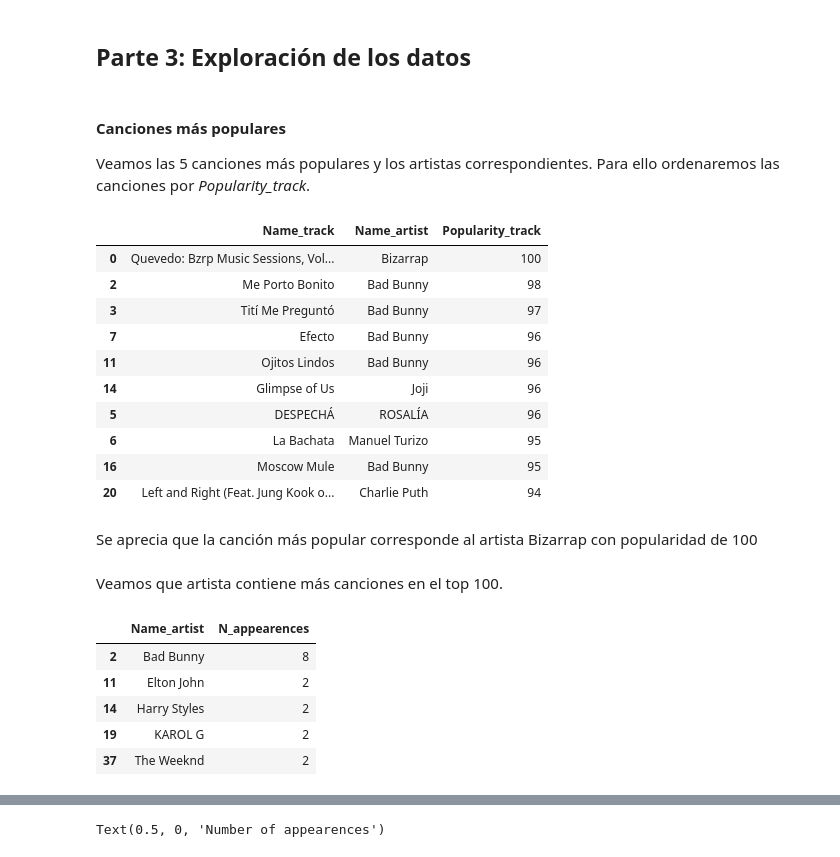
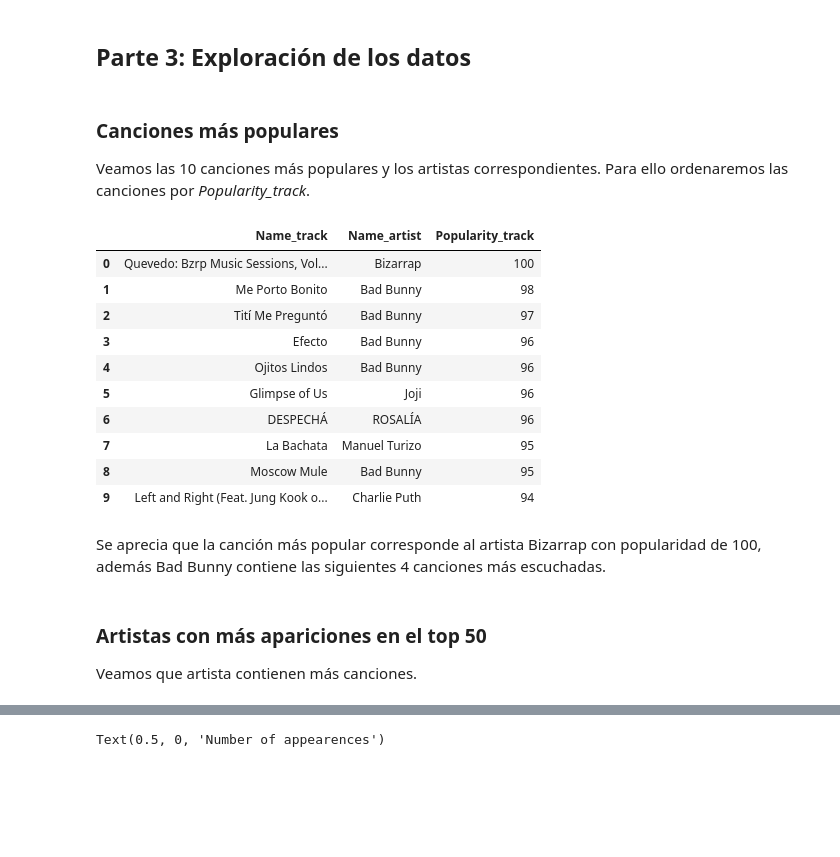
Before and after one commit to julio-avt/EDA_Spotify, a Jupyter notebook: Top50Global_Spotify.ipynb, the cells around one changed output, grey strips where cells are left out. Drawn from its saved outputs; the diff is of its cells as text; code cells hidden in the pictures; blank space fills up the shorter version.

```diff
--- a/Top50Global_Spotify.ipynb
+++ b/Top50Global_Spotify.ipynb
@@ -257,39 +257,33 @@ df_imp.head()
 # %% [markdown]
 ## Parte 3: Exploración de los datos
 # %% [markdown]
-#### Canciones más populares
-Veamos las 5 canciones más populares y los artistas correspondientes. Para ello ordenaremos las canciones por *Popularity_track*.
+### Canciones más populares
+Veamos las 10 canciones más populares y los artistas correspondientes. Para ello ordenaremos las canciones por *Popularity_track*.
 # %%
-sort_pop = df_imp.sort_values(by='Popularity_track', ascending=False)
-sort_pop.loc[:, ['Name_track','Name_artist','Popularity_track']].head(10)
+sort_pop = df_imp.sort_values(by='Popularity_track', ascending=False).reset_index()
+sort_pop = sort_pop.loc[:9, ['Name_track','Name_artist','Popularity_track']]
+sort_pop
 # %% [output]
 |  | Name_track | Name_artist | Popularity_track |
 | 0 | Quevedo: Bzrp Music Sessions, Vol... | Bizarrap | 100 |
-| 2 | Me Porto Bonito | Bad Bunny | 98 |
-| 3 | Tití Me Preguntó | Bad Bunny | 97 |
-| 7 | Efecto | Bad Bunny | 96 |
-| 11 | Ojitos Lindos | Bad Bunny | 96 |
-| 14 | Glimpse of Us | Joji | 96 |
-| 5 | DESPECHÁ | ROSALÍA | 96 |
-| 6 | La Bachata | Manuel Turizo | 95 |
-| 16 | Moscow Mule | Bad Bunny | 95 |
-| 20 | Left and Right (Feat. Jung Kook o... | Charlie Puth | 94 |
+| 1 | Me Porto Bonito | Bad Bunny | 98 |
+| 2 | Tití Me Preguntó | Bad Bunny | 97 |
+| 3 | Efecto | Bad Bunny | 96 |
+| 4 | Ojitos Lindos | Bad Bunny | 96 |
+| 5 | Glimpse of Us | Joji | 96 |
+| 6 | DESPECHÁ | ROSALÍA | 96 |
+| 7 | La Bachata | Manuel Turizo | 95 |
+| 8 | Moscow Mule | Bad Bunny | 95 |
+| 9 | Left and Right (Feat. Jung Kook o... | Charlie Puth | 94 |
 # %% [markdown]
-Se aprecia que la canción más popular corresponde al artista Bizarrap con popularidad de 100
+Se aprecia que la canción más popular corresponde al artista Bizarrap con popularidad de 100, además Bad Bunny contiene las siguientes 4 canciones más escuchadas.
-# %% [markdown]
-Veamos que artista contiene más canciones en el top 100.
+# %% [markdown]
+### Artistas con más apariciones en el top 50
+Veamos que artista contienen más canciones.
 # %%
 # A group by and a filter are applied
 top_artists = df_imp.groupby(['Name_artist'])['Name_artist'].count().reset_index(name='N_appearences')
 top_artists = top_artists[top_artists['N_appearences'] > 1]
-top_artists
-# %% [output]
-|  | Name_artist | N_appearences |
-| 2 | Bad Bunny | 8 |
-| 11 | Elton John | 2 |
-| 14 | Harry Styles | 2 |
-| 19 | KAROL G | 2 |
-| 37 | The Weeknd | 2 |
 # %%
 # Sorting the data
 sorted_top_artists = top_artists.sort_values(by='N_appearences', ascending=True)
```
Also changed, not shown: parts of 10 cells of this notebook, 1 other file.
